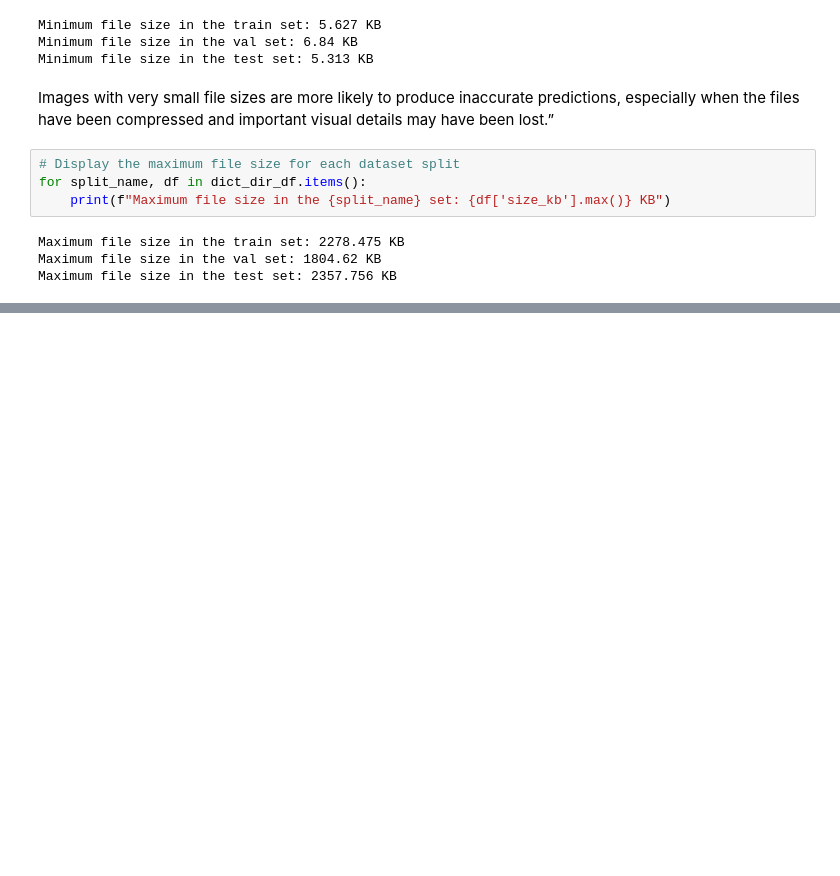
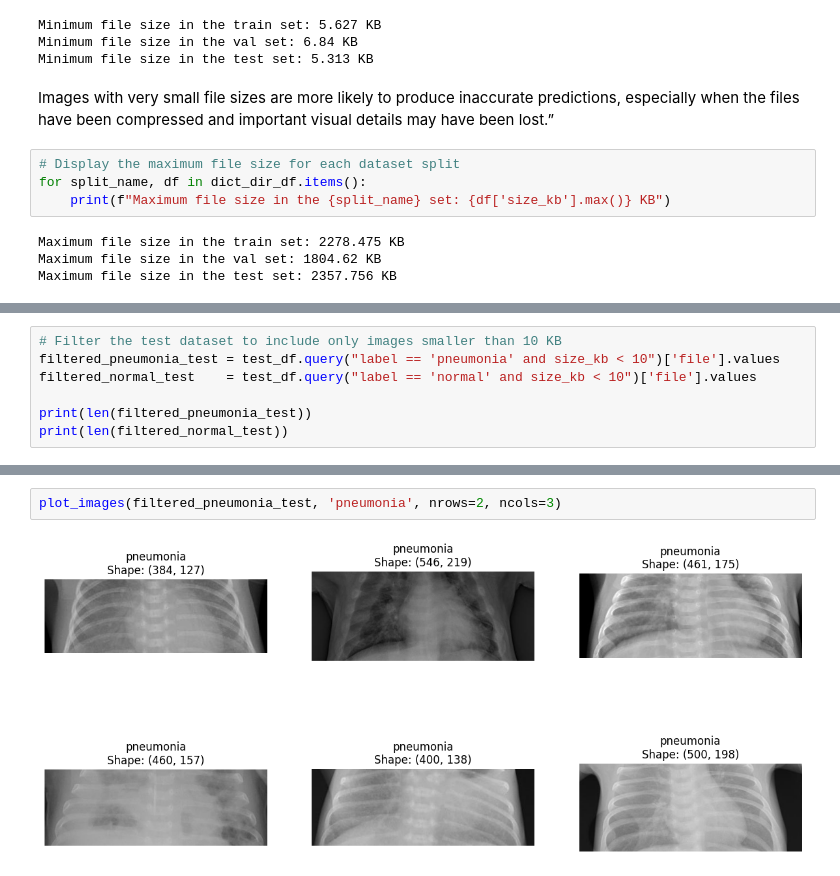
Before and after one commit to Sachin20010517/pneumonet-cnn-classifier, a Jupyter notebook: PneumoNet_Complete_Pipeline.ipynb, the cells around one changed output, grey strips where cells are left out. Cells and saved outputs as stored; diff of their text form; blank space fills up the shorter version.

```diff
--- a/PneumoNet_Complete_Pipeline.ipynb
+++ b/PneumoNet_Complete_Pipeline.ipynb
@@ -396,0 +459,7 @@ Maximum file size in the test set: 2357.756 KB
+# %%
+# Filter the test dataset to include only images smaller than 10 KB
+filtered_pneumonia_test = test_df.query("label == 'pneumonia' and size_kb < 10")['file'].values
+filtered_normal_test    = test_df.query("label == 'normal' and size_kb < 10")['file'].values
+
+print(len(filtered_pneumonia_test))
+print(len(filtered_normal_test))
@@ -396,0 +474,4 @@ Maximum file size in the test set: 2357.756 KB
+# %%
+plot_images(filtered_pneumonia_test, 'pneumonia', nrows=2, ncols=3)
+# %% [output]
+[figure, added]
```
Also changed, not shown: parts of 10 cells of this notebook.
